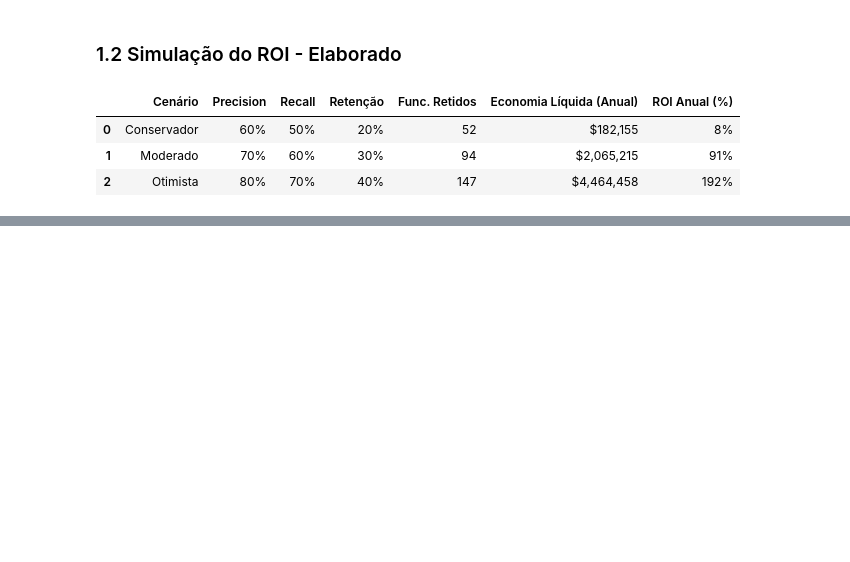
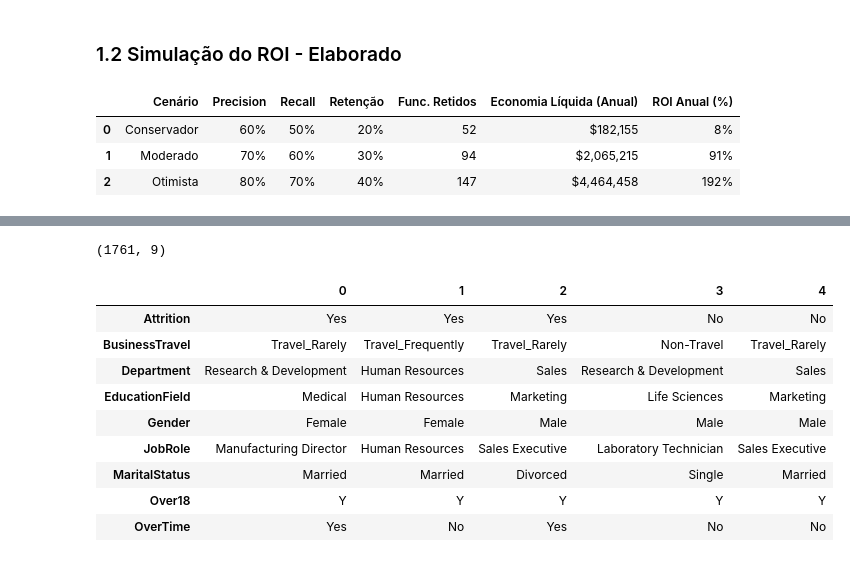
Before and after one commit to lucasffreitasds/projeto_RH_CRISP, a Jupyter notebook: projeto_RH_CRISP.ipynb, the cells around one changed output, grey strips where cells are left out. Cells and saved outputs as stored; diff of their text form; code cells hidden in the pictures; blank space fills up the shorter version.

```diff
--- a/projeto_RH_CRISP.ipynb
+++ b/projeto_RH_CRISP.ipynb
@@ -168,0 +304,16 @@ display(df_potencial_roi)
+# %%
+#verificanduto cutomuto ficutou cat_categutorica
+print(cat_atributos.shape)
+cat_atributos.head(5).T
+# %% [output]
+(1761, 9)
+|  | 0 | 1 | 2 | 3 | 4 |
+| Attrition | Yes | Yes | Yes | No | No |
+| BusinessTravel | Travel_Rarely | Travel_Frequently | Travel_Rarely | Non-Travel | Travel_Rarely |
+| Department | Research & Development | Human Resources | Sales | Research & Development | Sales |
+| EducationField | Medical | Human Resources | Marketing | Life Sciences | Marketing |
+| Gender | Female | Female | Male | Male | Male |
+| JobRole | Manufacturing Director | Human Resources | Sales Executive | Laboratory Technician | Sales Executive |
+| MaritalStatus | Married | Married | Divorced | Single | Married |
+| Over18 | Y | Y | Y | Y | Y |
+| OverTime | Yes | No | Yes | No | No |
```
Also changed, not shown: parts of 20 cells of this notebook.
